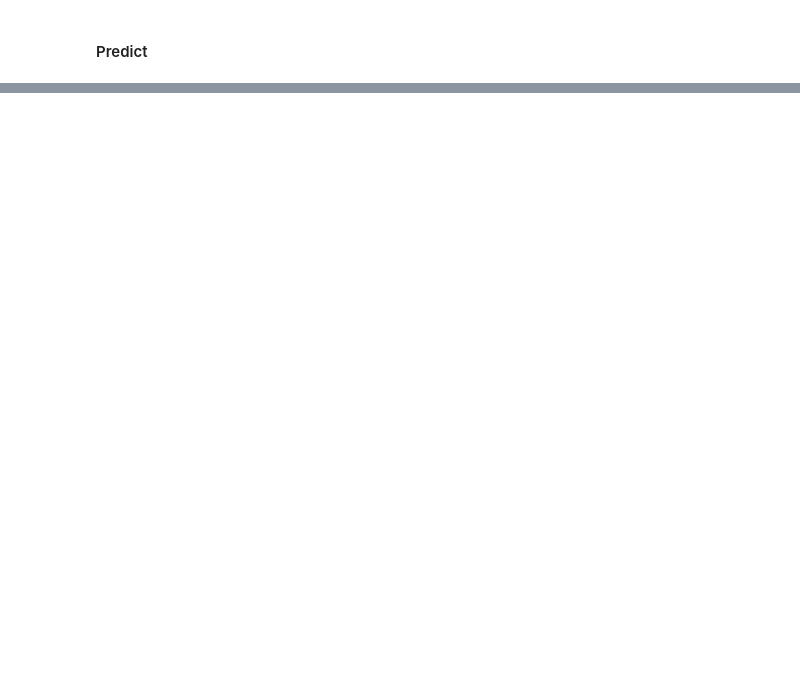
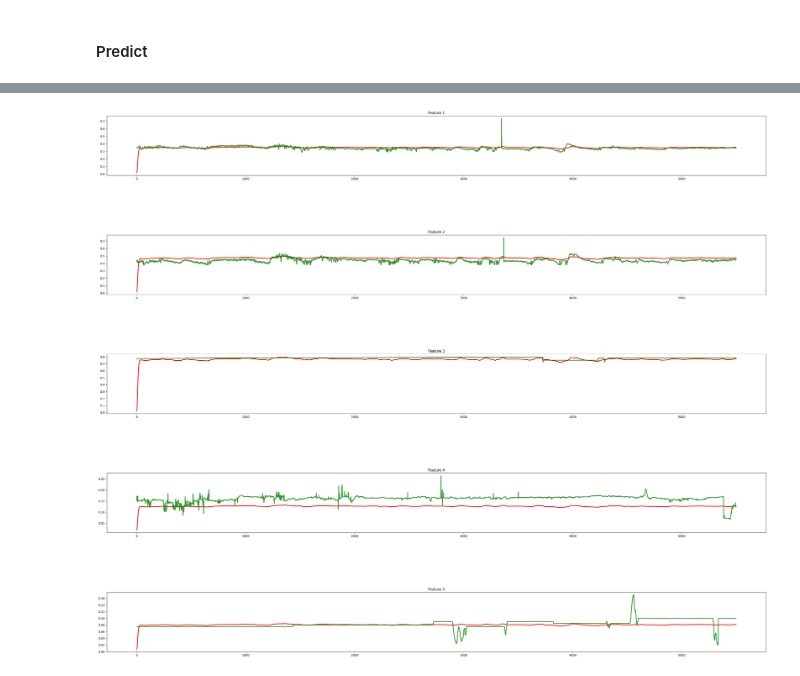
Before and after one commit to RobertoLorusso/AnomalyDetection, a Jupyter notebook: notebooks/VitalDB_Autoencoder.ipynb, the cells around one changed output, grey strips where cells are left out. Cells and saved outputs as stored; diff of their text form; code cells hidden in the pictures; blank space fills up the shorter version.

```diff
--- a/notebooks/VitalDB_Autoencoder.ipynb
+++ b/notebooks/VitalDB_Autoencoder.ipynb
@@ -725,0 +735,4 @@ np.min([np.mean([len(el) for el in dbp]),np.mean([len(el) for el in sbp]),np.mea
+# %%
+plot_predict(X_test_h, res_h, n=50,single=True)
+# %% [output]
+[figure, added]
```
Also changed, not shown: parts of 26 cells of this notebook, 3 other files.
